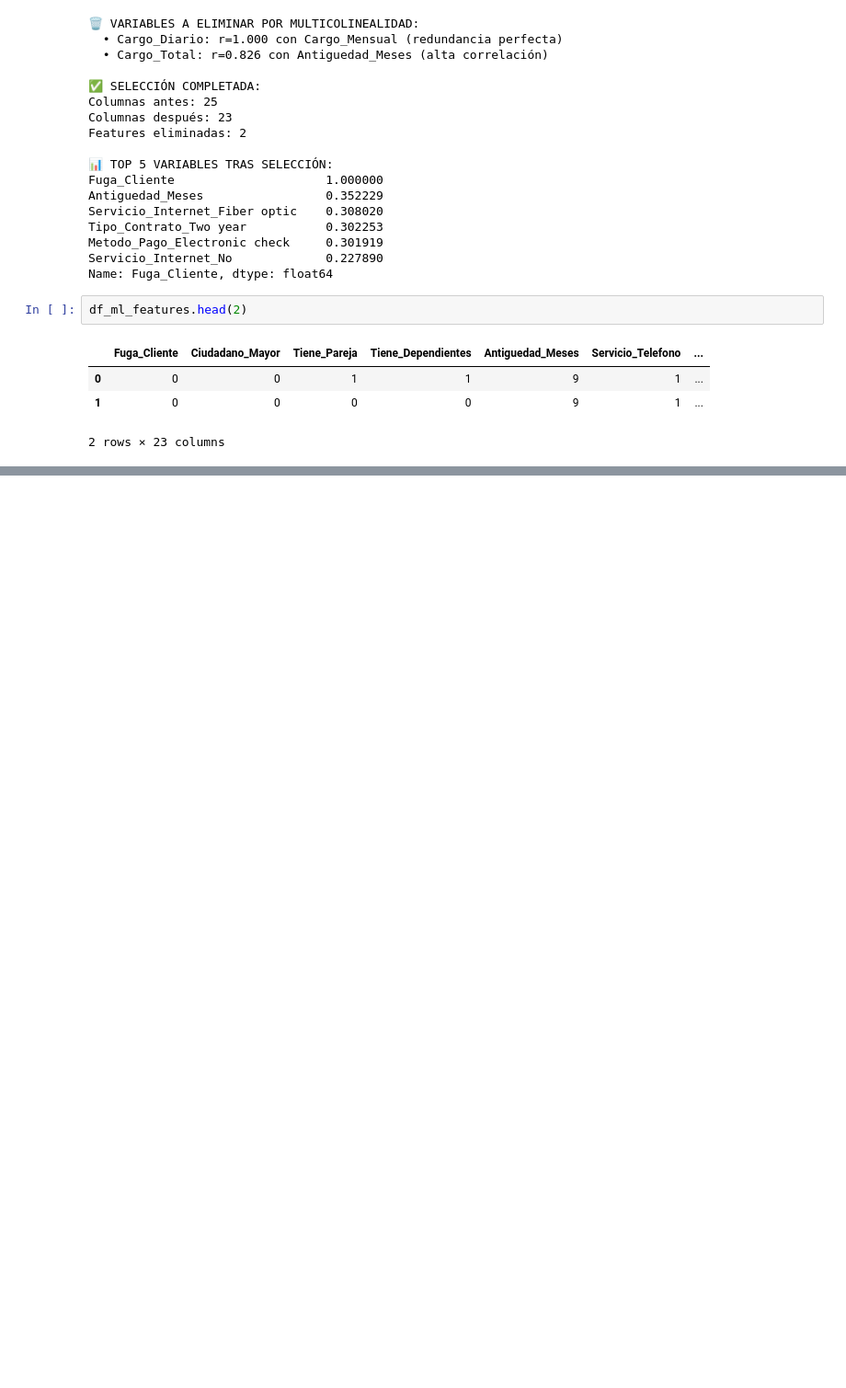
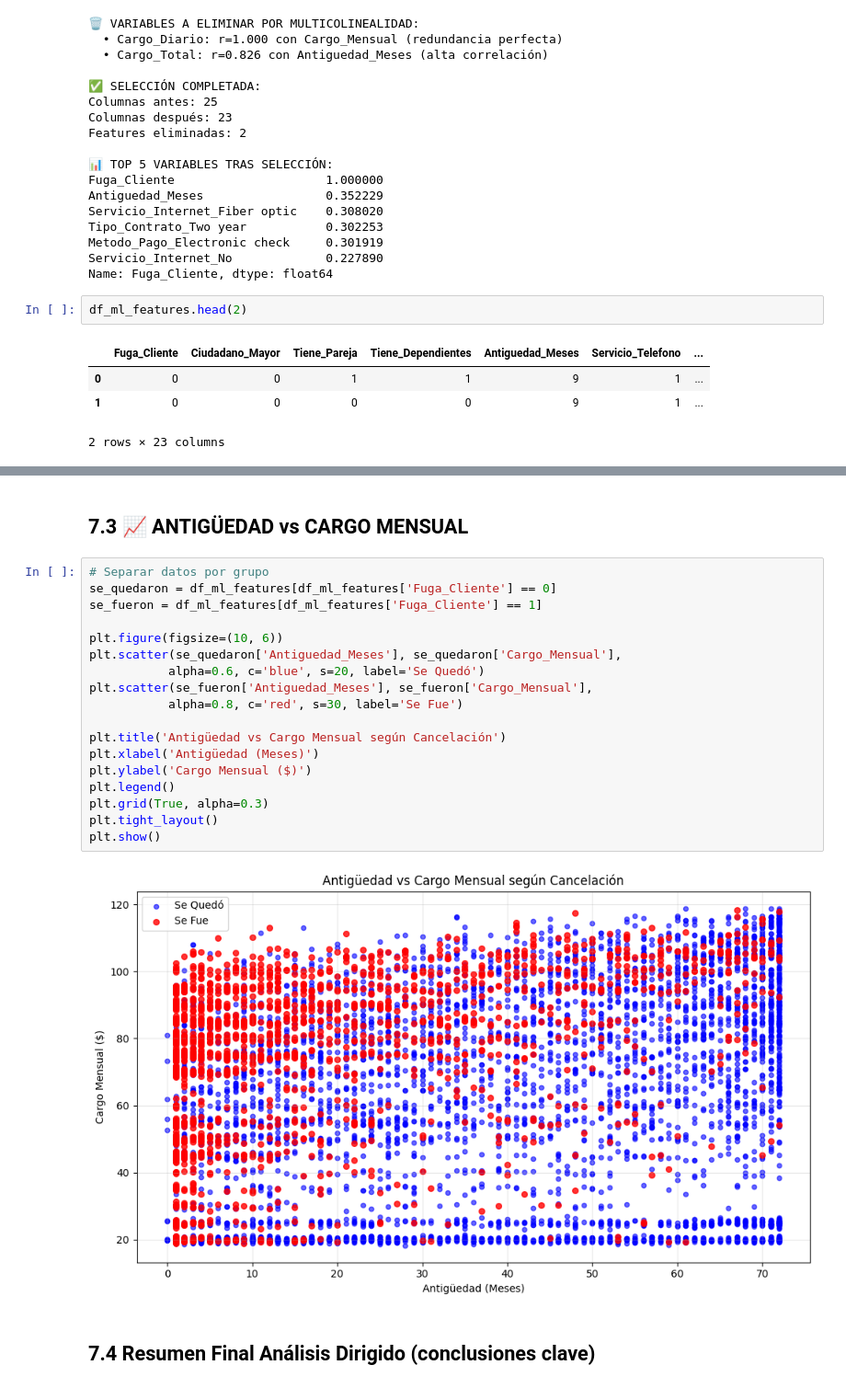
Before and after one commit to GuilleLondero/ML_challenge_one_DS_telecomX, a Jupyter notebook: Challenge_TelecomX2_ML.ipynb, the cells around one changed output, grey strips where cells are left out. Shown at 92% size. Saved outputs shown, nothing was run; the diff lists cells and outputs as text; blank space fills up the shorter version.

```diff
--- a/Challenge_TelecomX2_ML.ipynb
+++ b/Challenge_TelecomX2_ML.ipynb
@@ -299,0 +342,24 @@ df_ml_features.head(2)
+# %% [markdown]
+## **7.3 📈 ANTIGÜEDAD vs CARGO MENSUAL**
+# %%
+# Separar datos por grupo
+se_quedaron = df_ml_features[df_ml_features['Fuga_Cliente'] == 0]
+se_fueron = df_ml_features[df_ml_features['Fuga_Cliente'] == 1]
+
+plt.figure(figsize=(10, 6))
+plt.scatter(se_quedaron['Antiguedad_Meses'], se_quedaron['Cargo_Mensual'],
+           alpha=0.6, c='blue', s=20, label='Se Quedó')
+plt.scatter(se_fueron['Antiguedad_Meses'], se_fueron['Cargo_Mensual'],
+           alpha=0.8, c='red', s=30, label='Se Fue')
+
+plt.title('Antigüedad vs Cargo Mensual según Cancelación')
+plt.xlabel('Antigüedad (Meses)')
+plt.ylabel('Cargo Mensual ($)')
+plt.legend()
+plt.grid(True, alpha=0.3)
+plt.tight_layout()
+plt.show()
+# %% [output]
+[figure, added]
+# %% [markdown]
+## **7.4 Resumen Final Análisis Dirigido (conclusiones clave)**
```
Also changed, not shown: parts of 29 cells of this notebook.
